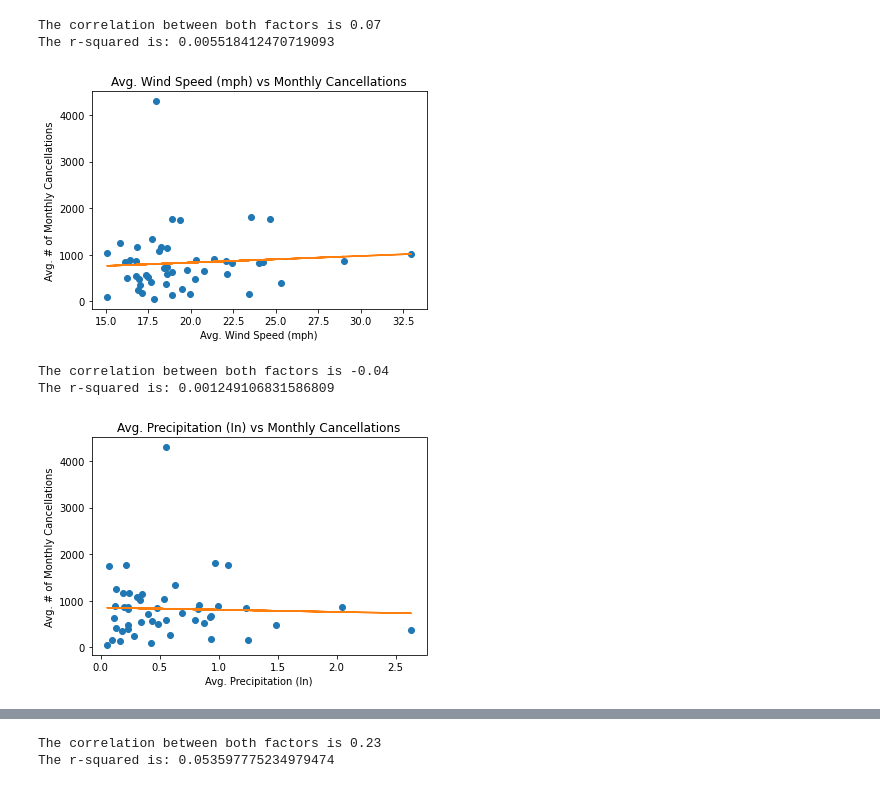
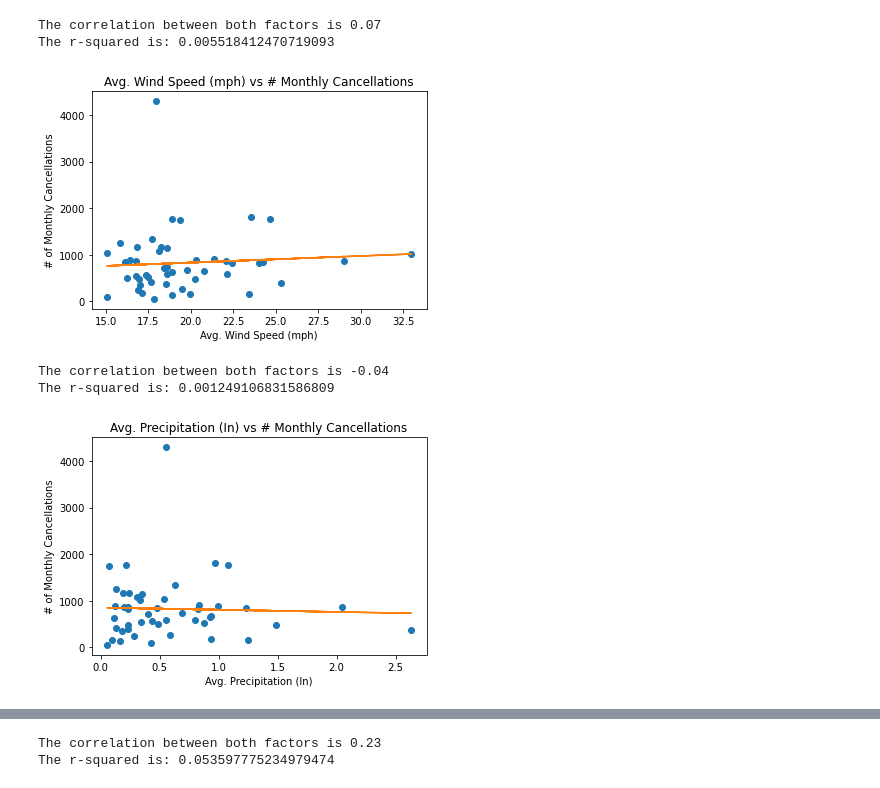
Before and after one commit to domingo-aj/Group-Project-1, a Jupyter notebook: Mia_Plots_FileThree.ipynb, the cells around one changed output, grey strips where cells are left out. Drawn from its saved outputs; the diff is of its cells as text; code cells hidden in the pictures.

```diff
--- a/Mia_Plots_FileThree.ipynb
+++ b/Mia_Plots_FileThree.ipynb
@@ -10,30 +10,30 @@ cancelled_combined = pd.read_csv('NEW_MONTHLY_CANCELLED_Airport_Weather_Details.
 # %%
 wind_speed = cancelled_combined[('Wind Speed')]
 cancelled_flights = cancelled_combined[('Weather Delay')]
 
 #scatter
 plt.plot(wind_speed, cancelled_flights, "o")
 plt.xlabel("Avg. Wind Speed (mph)")
-plt.ylabel("Avg. # of Monthly Cancellations")
-plt.title("Avg. Wind Speed (mph) vs Monthly Cancellations")
+plt.ylabel("# of Monthly Cancellations")
+plt.title("Avg. Wind Speed (mph) vs # Monthly Cancellations")
 correlation = st.pearsonr(wind_speed,cancelled_flights)
 print(f"The correlation between both factors is {round(correlation[0],2)}")
 
 #obtain m (slope) and b(intercept) of linear regression line
 pe_slope, pe_int, pe_r, pe_p, pe_std_err = st.linregress(wind_speed, cancelled_flights)
 pe_slope, pe_int = np.polyfit(wind_speed, cancelled_flights, 1)
 
 #add linear regression line to scatterplot
 plt.plot(wind_speed, pe_slope*wind_speed+pe_int)
 
 print(f"The r-squared is: {pe_r**2}")
 
 plt.savefig('avg_wind_speed_vs_cancels.png')
 plt.show()
 # %% [output]
 The correlation between both factors is 0.07
 The r-squared is: 0.005518412470719093
-[figure, old version]
+[figure, new version]
 # %%
 precip = cancelled_combined[('Precip')]
 cancelled_flights = cancelled_combined[('Weather Delay')]
@@ -41,8 +41,8 @@ cancelled_flights = cancelled_combined[('Weather Delay')]
 #scatter
 plt.plot(precip, cancelled_flights, "o")
 plt.xlabel("Avg. Precipitation (In)")
-plt.ylabel("Avg. # of Monthly Cancellations")
-plt.title("Avg. Precipitation (In) vs Monthly Cancellations")
+plt.ylabel("# of Monthly Cancellations")
+plt.title("Avg. Precipitation (In) vs # Monthly Cancellations")
 correlation = st.pearsonr(precip,cancelled_flights)
 print(f"The correlation between both factors is {round(correlation[0],2)}")
 
@@ -60,7 +60,7 @@ plt.show()
 # %% [output]
 The correlation between both factors is -0.04
 The r-squared is: 0.001249106831586809
-[figure, old version]
+[figure, new version]
 # %%
 max_temp = cancelled_combined[('Max Temp')]
 cancelled_flights = cancelled_combined[('Weather Delay')]
```
Also changed, not shown: parts of 1 cell of this notebook, 3 other files.
